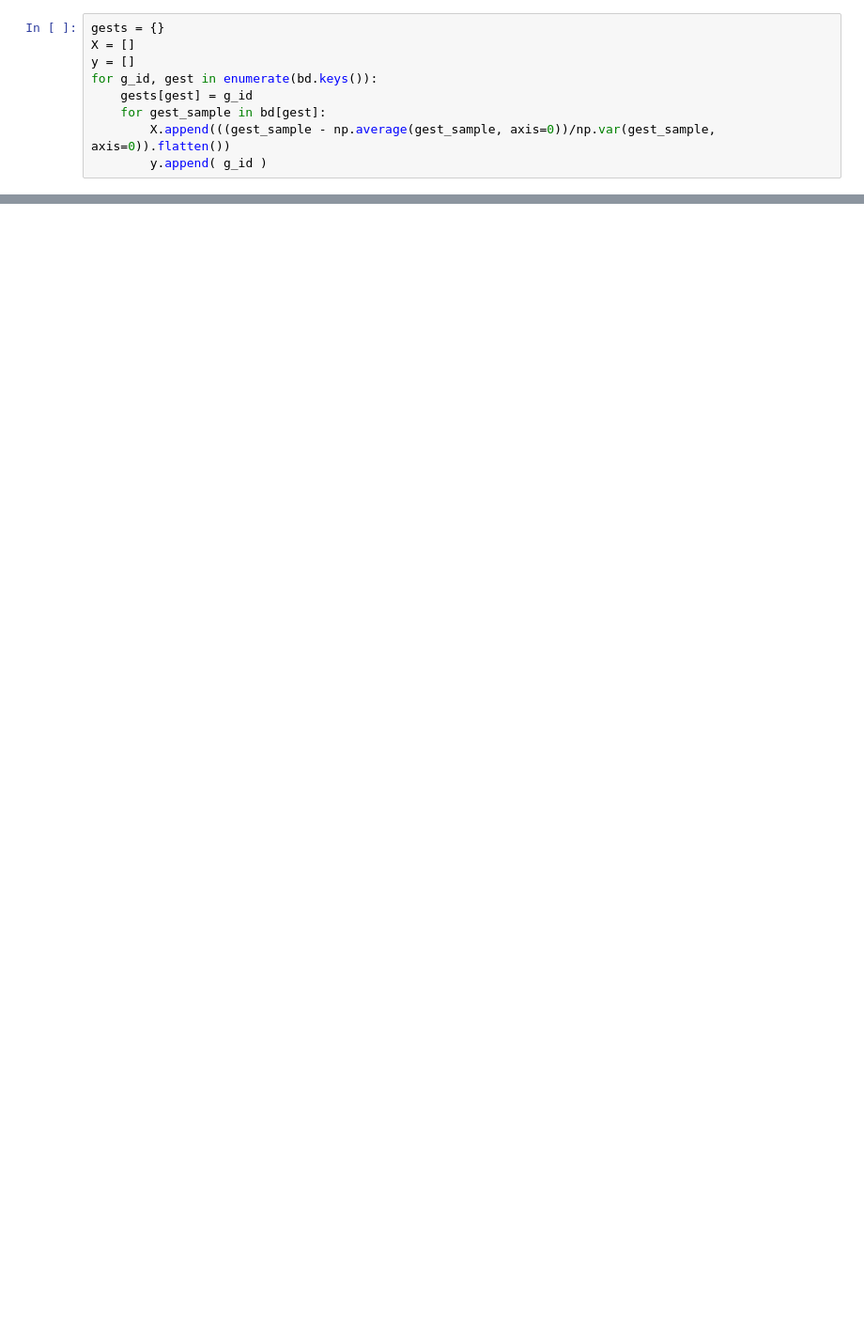
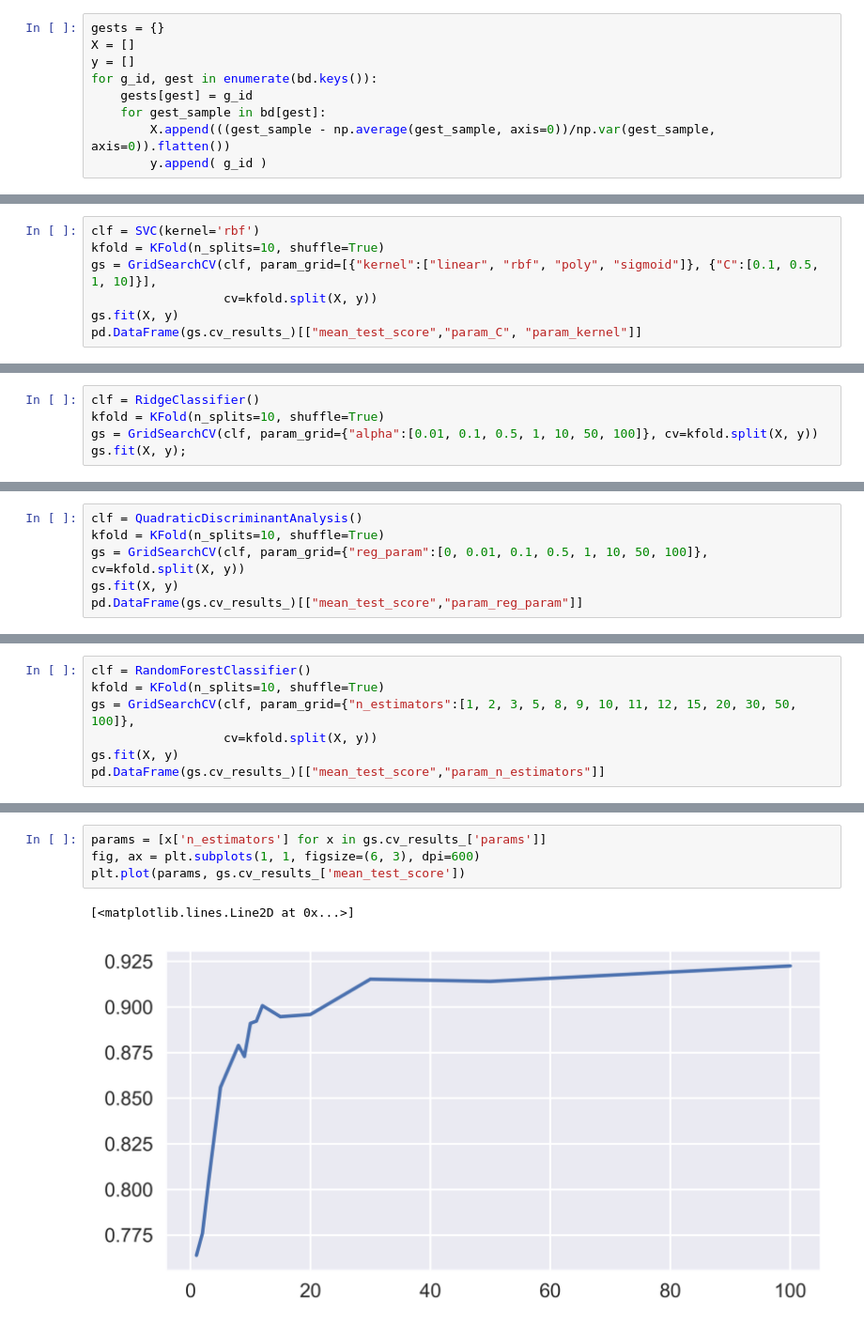
Before and after one commit to safoex/MagicWand, a Jupyter notebook: Gesture classification.ipynb, the cells around one changed output, grey strips where cells are left out. Shown at 94% size. Saved outputs shown, nothing was run; the diff lists cells and outputs as text; blank space fills up the shorter version.

Commit message:
Add KNN and forest

```diff
--- a/Gesture classification.ipynb
+++ b/Gesture classification.ipynb
@@ -33,0 +90,7 @@ len(X)
+# %%
+clf = SVC(kernel='rbf')
+kfold = KFold(n_splits=10, shuffle=True)
+gs = GridSearchCV(clf, param_grid=[{"kernel":["linear", "rbf", "poly", "sigmoid"]}, {"C":[0.1, 0.5, 1, 10]}],
+                  cv=kfold.split(X, y))
+gs.fit(X, y)
+pd.DataFrame(gs.cv_results_)[["mean_test_score","param_C", "param_kernel"]]
@@ -42,0 +182,5 @@ KFold score: 0.718 ± 0.053
+# %%
+clf = RidgeClassifier()
+kfold = KFold(n_splits=10, shuffle=True)
+gs = GridSearchCV(clf, param_grid={"alpha":[0.01, 0.1, 0.5, 1, 10, 50, 100]}, cv=kfold.split(X, y))
+gs.fit(X, y);
@@ -42,0 +209,6 @@ KFold score: 0.718 ± 0.053
+# %%
+clf = QuadraticDiscriminantAnalysis()
+kfold = KFold(n_splits=10, shuffle=True)
+gs = GridSearchCV(clf, param_grid={"reg_param":[0, 0.01, 0.1, 0.5, 1, 10, 50, 100]}, cv=kfold.split(X, y))
+gs.fit(X, y)
+pd.DataFrame(gs.cv_results_)[["mean_test_score","param_reg_param"]]
@@ -42,0 +248,7 @@ KFold score: 0.718 ± 0.053
+# %%
+clf = RandomForestClassifier()
+kfold = KFold(n_splits=10, shuffle=True)
+gs = GridSearchCV(clf, param_grid={"n_estimators":[1, 2, 3, 5, 8, 9, 10, 11, 12, 15, 20, 30, 50, 100]},
+                  cv=kfold.split(X, y))
+gs.fit(X, y)
+pd.DataFrame(gs.cv_results_)[["mean_test_score","param_n_estimators"]]
@@ -42,0 +271,7 @@ KFold score: 0.718 ± 0.053
+# %%
+params = [x['n_estimators'] for x in gs.cv_results_['params']]
+fig, ax = plt.subplots(1, 1, figsize=(6, 3), dpi=600)
+plt.plot(params, gs.cv_results_['mean_test_score'])
+# %% [output]
+[<matplotlib.lines.Line2D at 0x...>]
+[figure, added]
```
Also changed, not shown: parts of 53 cells of this notebook, 2 other files.
